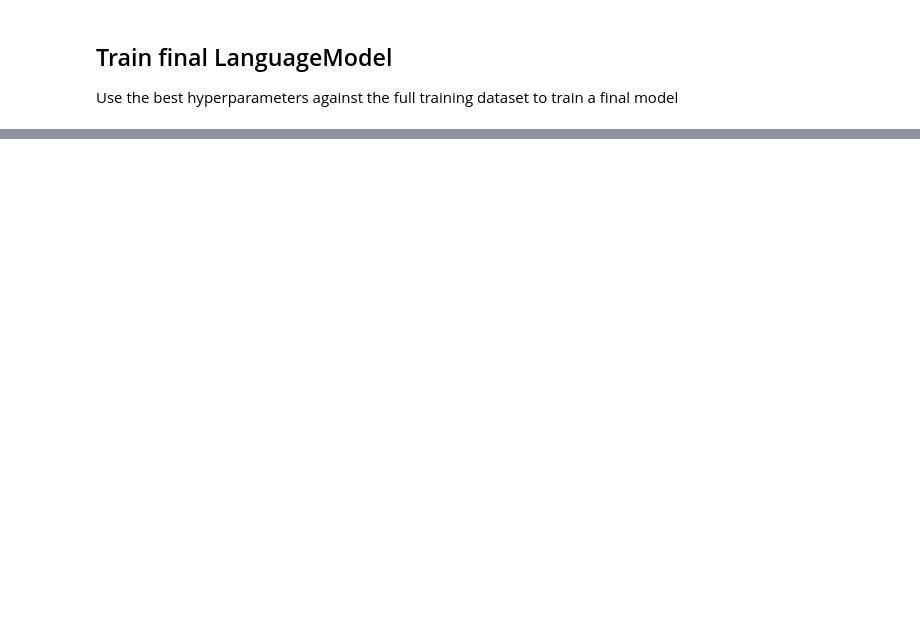
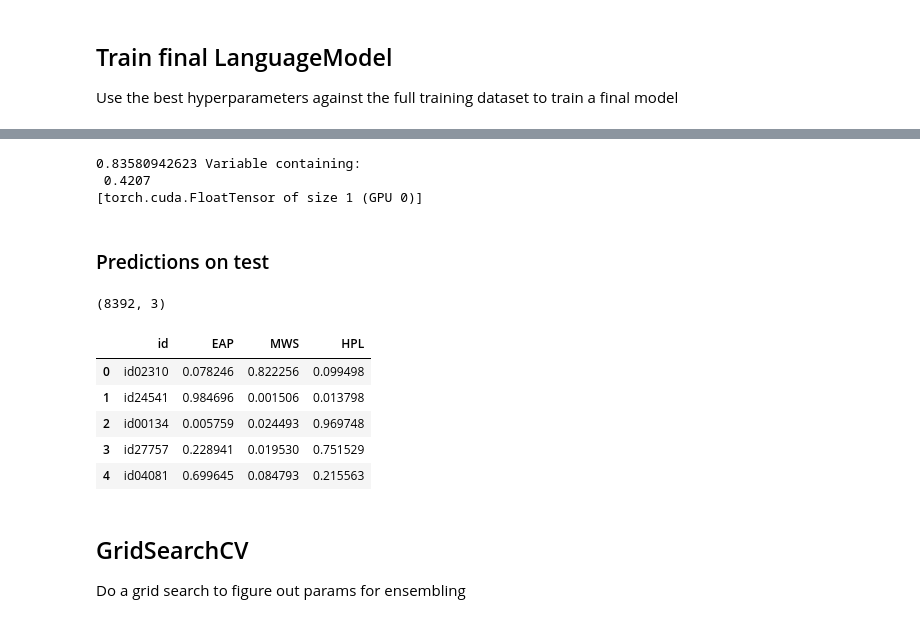
Before and after one commit to ohmeow/fastai-projects, a Jupyter notebook: part1v2/dl1/lesson4-spooky.ipynb, the cells around one changed output, grey strips where cells are left out. Cells and saved outputs as stored; diff of their text form; code cells hidden in the pictures; blank space fills up the shorter version.

```diff
--- a/part1v2/dl1/lesson4-spooky.ipynb
+++ b/part1v2/dl1/lesson4-spooky.ipynb
@@ -268,2 +680,2 @@ m3.fit(lrs, 2, metrics=[accuracy], cycle_len=1)
 # %%
-m3.fit(lrs/2, 4, metrics=[accuracy], cycle_len=1, cycle_mult=2, cycle_save_name='spooky_sent1_c4_cl1x2')
+m3.fit(lrs, 3, metrics=[accuracy], cycle_len=1, cycle_mult=3, cycle_save_name='spooky_sent1_c3_cl1x3')
@@ -270,2 +699,2 @@ m3.fit(lrs/2, 4, metrics=[accuracy], cycle_len=1, cycle_mult=2, cycle_save_name=
 # %%
-m3.fit(lrs/4, 3, metrics=[accuracy], cycle_len=3, cycle_save_name='spooky_sent2_c3_cl3')
+m3.fit(lrs, 1, metrics=[accuracy], cycle_len=20, cycle_save_name='spooky_sent2_c1_cl10')
@@ -272,3 +725,37 @@ m3.fit(lrs/4, 3, metrics=[accuracy], cycle_len=3, cycle_save_name='spooky_sent2_
 # %%
-m3.load_cycle('spooky_sent1_c4_cl1x2', 1) # NOTE: using model with lower val loss is better
+m3.load_cycle('spooky_sent2_c1_cl10', 0) # NOTE: using model with lower val loss is better
 # m3
+# %%
+val_preds, val_targs = m3.predict_with_targs()
+
+val_acc = accuracy(val_preds, val_targs)
+val_loss = F.cross_entropy(V(T(val_preds)), V(T(val_targs)))
+
+print(val_acc, val_loss)
+# %% [output]
+0.83580942623 Variable containing:
+ 0.4207
+[torch.cuda.FloatTensor of size 1 (GPU 0)]
+# %% [markdown]
+### Predictions on test
+# %%
+classes = target_fld.vocab.itos
+probs = get_probs(m3.model, test_df)
+probs.shape
+# %% [output]
+(8392, 3)
+# %%
+preds_test_df = test_df.copy()
+preds_test_df['EAP'] = probs[:,0]
+preds_test_df['MWS'] = probs[:,1]
+preds_test_df['HPL'] = probs[:,2]
+
+preds_test_df.drop('text', axis=1, inplace=True)
+preds_test_df.head()
+# %% [output]
+|  | id | EAP | MWS | HPL |
+| 0 | id02310 | 0.078246 | 0.822256 | 0.099498 |
+| 1 | id24541 | 0.984696 | 0.001506 | 0.013798 |
+| 2 | id00134 | 0.005759 | 0.024493 | 0.969748 |
+| 3 | id27757 | 0.228941 | 0.019530 | 0.751529 |
+| 4 | id04081 | 0.699645 | 0.084793 | 0.215563 |
@@ -274,0 +764,4 @@ m3.load_cycle('spooky_sent1_c4_cl1x2', 1) # NOTE: using model with lower val los
+# %% [markdown]
+## GridSearchCV
+
+Do a grid search to figure out params for ensembling
```
Also changed, not shown: parts of 63 cells of this notebook.
